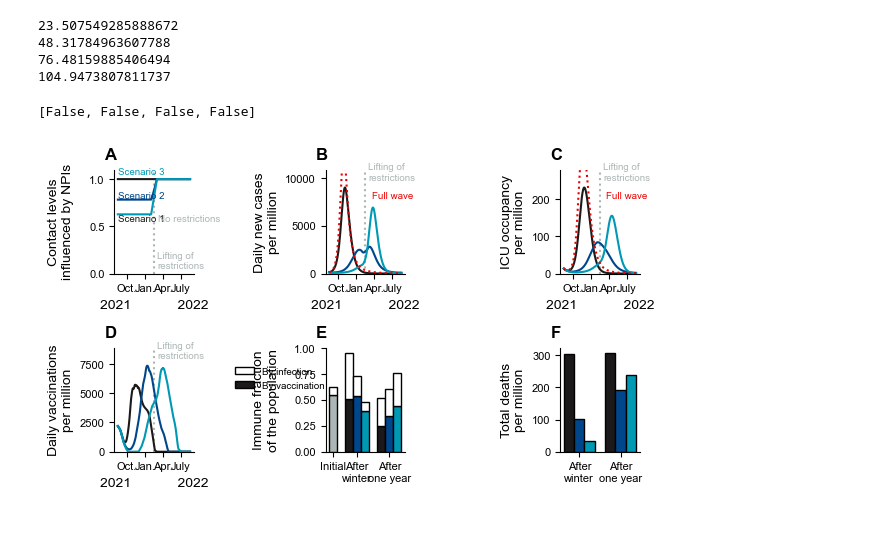
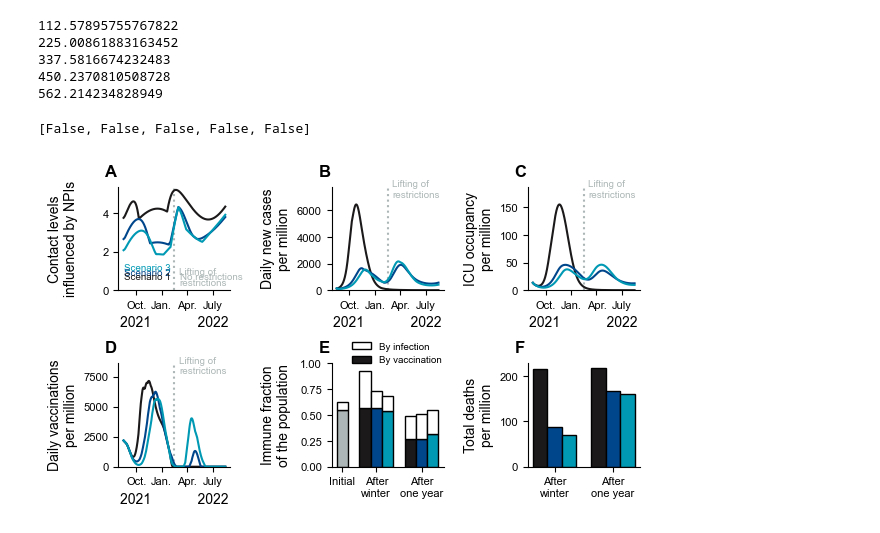
Before and after one commit to Priesemann-Group/covid19_winter_dilemma, a Jupyter notebook: notebooks/extended_fig2.ipynb, the cells around one changed output. Drawn from its saved outputs; the diff is of its cells as text; code cells hidden in the pictures.

```diff
--- a/notebooks/extended_fig2.ipynb
+++ b/notebooks/extended_fig2.ipynb
@@ -24,13 +47,24 @@ import parameters_agegroups
 # %%
-params_m1 = parameters_agegroups.get_params(country='Germany', modeltype='ramp', scenario='scenario3') #Freedom day
-params_m2 = parameters_agegroups.get_params(country='Germany', modeltype='ramp', scenario='scenario2') #Leave work opem
-params_m3 = parameters_agegroups.get_params(country='Germany', modeltype='ramp', scenario='scenario1') #Close everything
-params_mFW = parameters_agegroups.get_params(country='Germany', modeltype='ramp', scenario='scenario3') #Freedom day
-params_mFW.update( {'alpha_w': 0.0, 'alpha_u': 0.0, 'alpha_R': 0.0,} )
-
-# Will put all of these to a parameter file soon
-
-params_mFW['feedback_off'] = True
+params_m1 = parameters_agegroups.get_params(country='Germany', modeltype='ramp')
+params_m2 = parameters_agegroups.get_params(country='Germany', modeltype='ramp')
+params_m3 = parameters_agegroups.get_params(country='Germany', modeltype='ramp')
+params_m4 = parameters_agegroups.get_params(country='Germany', modeltype='ramp')
+params_m5 = parameters_agegroups.get_params(country='Germany', modeltype='ramp')
+# %%
+for p in [params_m1,params_m2,params_m3,params_m4,params_m5]:
+    p['Cs'] = Cs
+    p['fit_LR_free'] = np.array([1.0, 1.0, 1.0, 1.0])
+    p['fit_HR_free'] = np.array([0.8, 0.8, 0.6, 0.6])
+params_m1.update({'fit_LR_reduced':np.array([1.0, 1.0, 1.0, 1.0]),
+                  'fit_HR_reduced':np.array([0.8, 0.8, 0.6, 0.6])})
+params_m2.update({'fit_LR_reduced':np.array([1.0, 0.5, 0.9, 0.9]),
+                  'fit_HR_reduced':np.array([0.8, 0.25, 0.5, 0.5])})
+params_m3.update({'fit_LR_reduced':np.array([1.0, 0.5, 0.5, 0.9]),
+                  'fit_HR_reduced':np.array([0.8, 0.25, 0.25, 0.5])})
+params_m4.update({'fit_LR_reduced':np.array([1.0, 0.5, 0.5, 0.5]),
+                  'fit_HR_reduced':np.array([0.8, 0.25, 0.25, 0.25])})
+params_m5.update({'fit_LR_reduced':np.array([1.0, 0.25, 0.5, 0.2]),
+                  'fit_HR_reduced':np.array([0.8, 0.1, 0.25, 0.1])})
 # %%
 m1 = model_agegroups.Model(**params_m1)
 m2 = model_agegroups.Model(**params_m2)
@@ -44,20 +79,23 @@ times, data = m2.run()
 print(time.time() - start_time)
 times, data = m3.run()
 print(time.time() - start_time)
-times, data = mFW.run()
+times, data = m4.run()
 print(time.time() - start_time)
+times, data = m5.run()
+print(time.time() - start_time)
 # %% [output]
-23.507549285888672
-48.31784963607788
-76.48159885406494
-104.9473807811737
+112.57895755767822
+225.00861883163452
+337.5816674232483
+450.2370810508728
+562.214234828949
 # %%
-[(m.chopped_data() < 0 ).any() for m in [m1,m2,m3,mFW]]
+[(m.chopped_data() < 0 ).any() for m in [m1,m2,m3,m4,m5]]
 # %% [output]
-[False, False, False, False]
+[False, False, False, False, False]
 # %%
 import importlib
 importlib.reload(plotting_agegroups)
-plotting_agegroups.sixpanels([m1,m2,m3], "./figures/extended_fig2.pdf", arial=True, full_wave=mFW)
+plotting_agegroups.sixpanels([m1,m2,m3], "./figures/show.pdf", arial=True)
 # %% [output]
-[figure, old version]
+[figure, new version]
```
Also changed, not shown: parts of 16 cells of this notebook, 2 other files.
